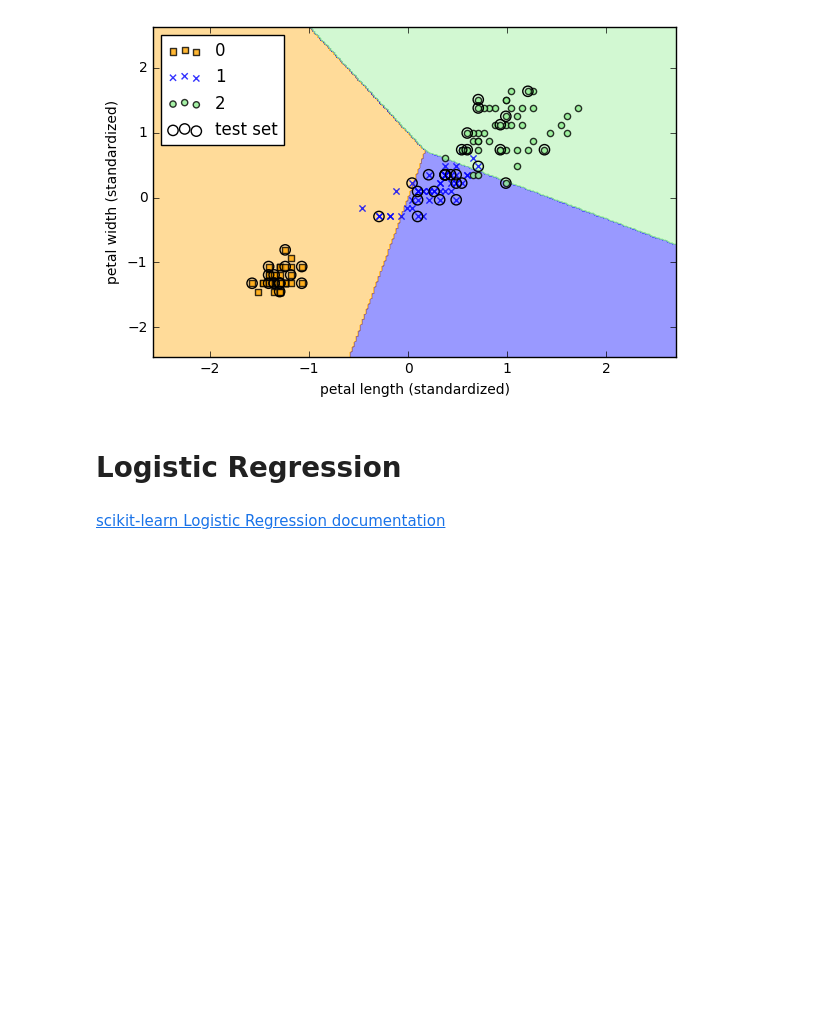
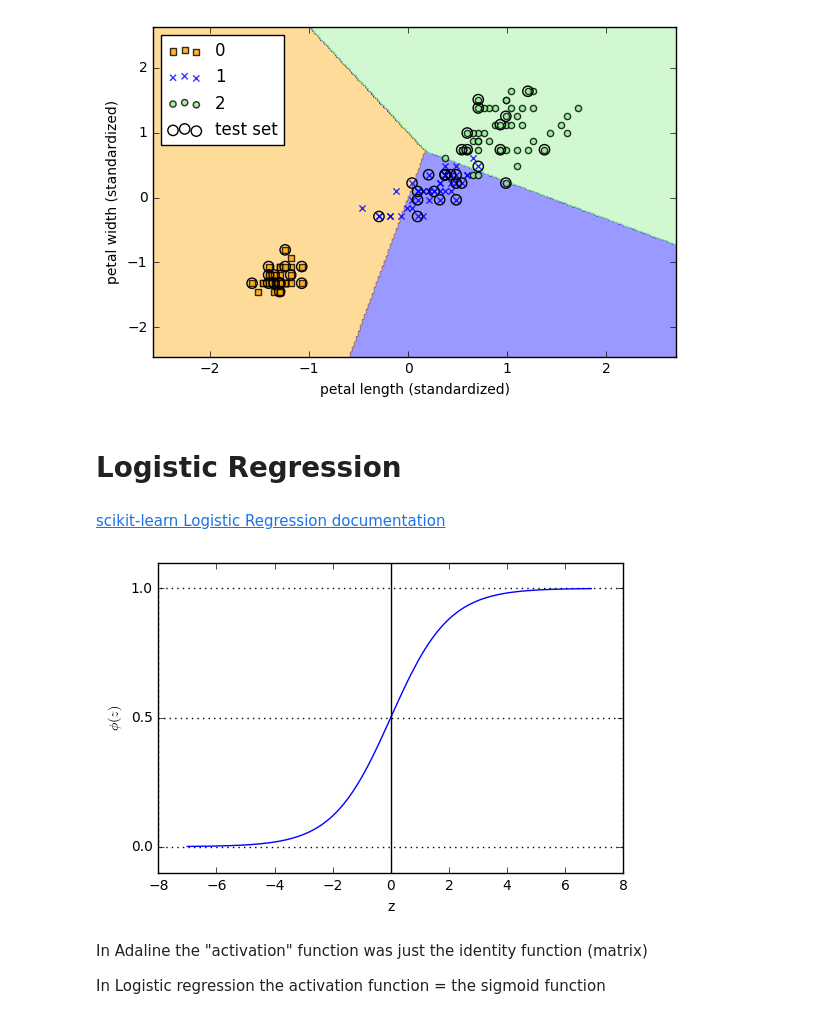
Before and after one commit to asbhat/ml-notebooks, a Jupyter notebook: scikit-learn-classifiers/Classification (scikit-learn).ipynb, the cells around one changed output. Cells and saved outputs as stored; diff of their text form; code cells hidden in the pictures; blank space fills up the shorter version.

Commit message:
LogisticRegression and Regularization

```diff
--- a/scikit-learn-classifiers/Classification (scikit-learn).ipynb
+++ b/scikit-learn-classifiers/Classification (scikit-learn).ipynb
@@ -89,3 +92,33 @@ plt.show()
 # Logistic Regression #
 # %% [markdown]
 [scikit-learn Logistic Regression documentation](http://scikit-learn.org/stable/modules/generated/sklearn.linear_model.LogisticRegression.html)
+# %%
+# logit(p) = log( p / (1 - p) ) = z
+# p / (1 - p) = e^z
+# (1 - p) / p = e^-z
+# (1 / p) - 1 = e^-z
+# 1 / p = 1 + e^-z
+# p = 1 / (1 + e^-z) = sigmoid(z)
+
+def sigmoid(z):
+    return 1. / (1. + np.exp(-z))
+# %%
+z = np.arange(-7, 7, .1)
+phiZ = sigmoid(z)
+
+plt.plot(z, phiZ)
+plt.axvline(0.0, color='k')
+plt.axhspan(0.0, 1.0, facecolor='1.0', alpha=1.0, ls='dotted')
+plt.axhline(y=0.5, ls='dotted', color='k')
+plt.yticks([0, .5, 1])
+plt.ylim(-.1, 1.1)
+plt.xlabel('z')
+plt.ylabel('$\phi (z)$')
+
+plt.show()
+# %% [output]
+[figure, added]
+# %% [markdown]
+In Adaline the "activation" function was just the identity function (matrix)
+
+In Logistic regression the activation function = the sigmoid function
```
Also changed, not shown: parts of 9 cells of this notebook.
